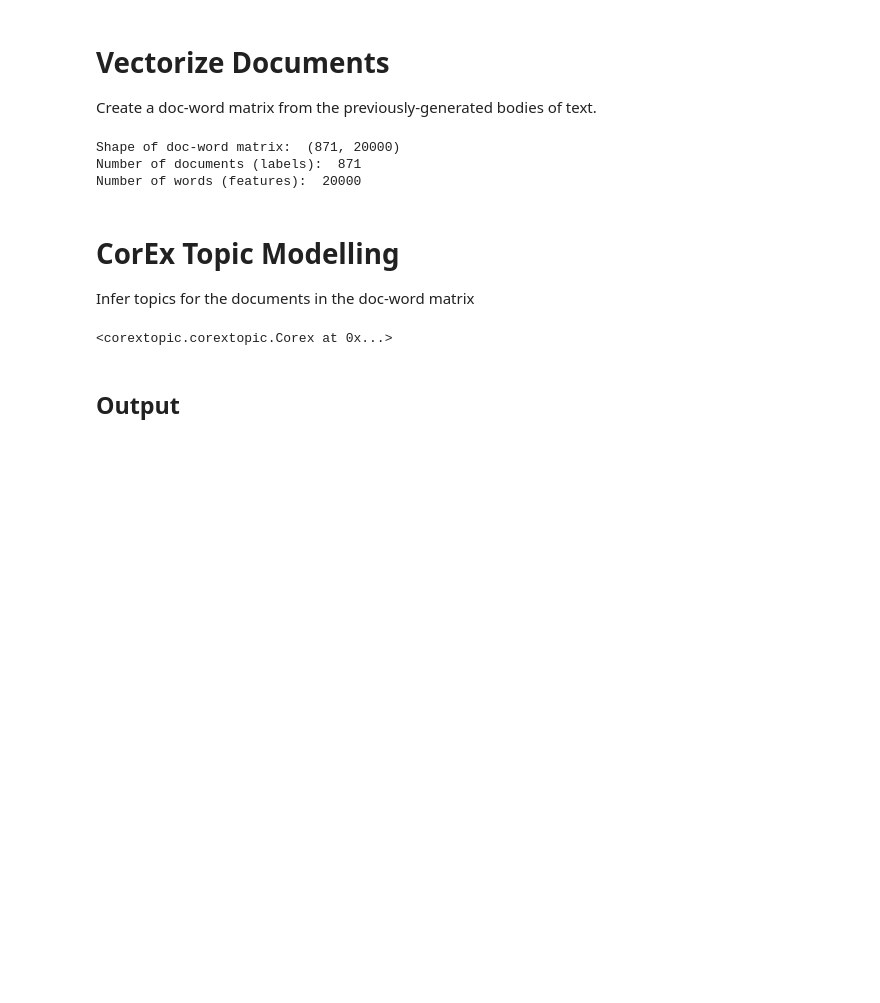
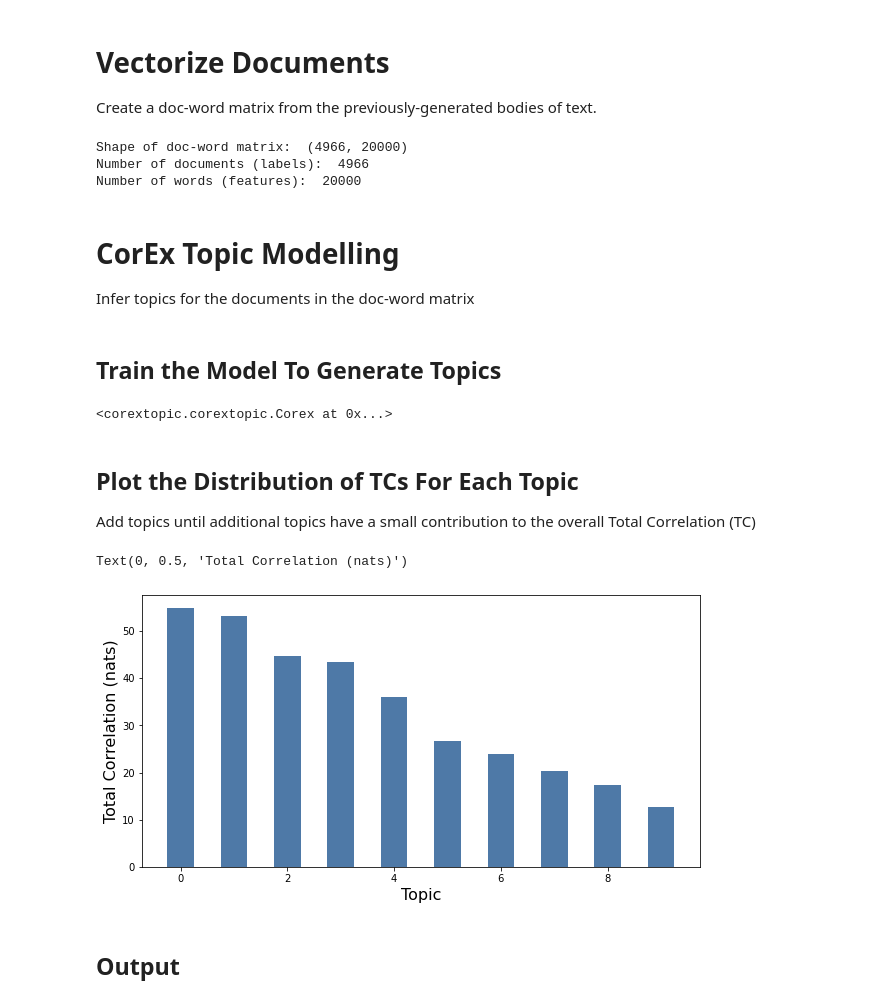
Before and after one commit to tudorducaru/recommender_system, a Jupyter notebook: feature_extraction.ipynb, the cells around one changed output. Drawn from its saved outputs; the diff is of its cells as text; code cells hidden in the pictures; blank space fills up the shorter version.

```diff
--- a/feature_extraction.ipynb
+++ b/feature_extraction.ipynb
@@ -215,7 +208,7 @@ Create a doc-word matrix from the previously-generated bodies of text.
 # %%
 # returns the feeds dict's values as a doc-word matrix
 def vectorizeDocuments():
-    corpus = list(feeds.values())
+    corpus = list(v['features'] for v in feeds.values())
     vectorizer = CountVectorizer(max_features=20000, binary=True)
     doc_word = vectorizer.fit_transform(corpus)
 
@@ -232,8 +225,8 @@ print('Shape of doc-word matrix: ', str(doc_word.shape))
 print('Number of documents (labels): ', str(len(docs)))
 print('Number of words (features): ', str(len(words)))
 # %% [output]
-Shape of doc-word matrix:  (871, 20000)
-Number of documents (labels):  871
+Shape of doc-word matrix:  (4966, 20000)
+Number of documents (labels):  4966
 Number of words (features):  20000
 # %% [markdown]
 # CorEx Topic Modelling
@@ -240,10 +234,26 @@ Number of words (features):  20000
 Infer topics for the documents in the doc-word matrix
+# %% [markdown]
+## Train the Model To Generate Topics
 # %%
 # train the CorEx topic model
 topic_model = ct.Corex(n_hidden=10, words=words, docs=docs, max_iter=200, verbose=False, seed=1)
 topic_model.fit(doc_word, words=words, docs=docs)
 # %% [output]
 <corextopic.corextopic.Corex at 0x...>
+# %% [markdown]
+## Plot the Distribution of TCs For Each Topic
+
+Add topics until additional topics have a small contribution to the overall Total Correlation (TC)
+# %%
+import matplotlib.pyplot as plt
+
+plt.figure(figsize=(10,5))
+plt.bar(range(topic_model.tcs.shape[0]), topic_model.tcs, color='#4e79a7', width=0.5)
+plt.xlabel('Topic', fontsize=16)
+plt.ylabel('Total Correlation (nats)', fontsize=16)
+# %% [output]
+Text(0, 0.5, 'Total Correlation (nats)')
+[figure, added]
 # %% [markdown]
 ## Output
 # %% [markdown]
```
Also changed, not shown: parts of 9 cells of this notebook.
